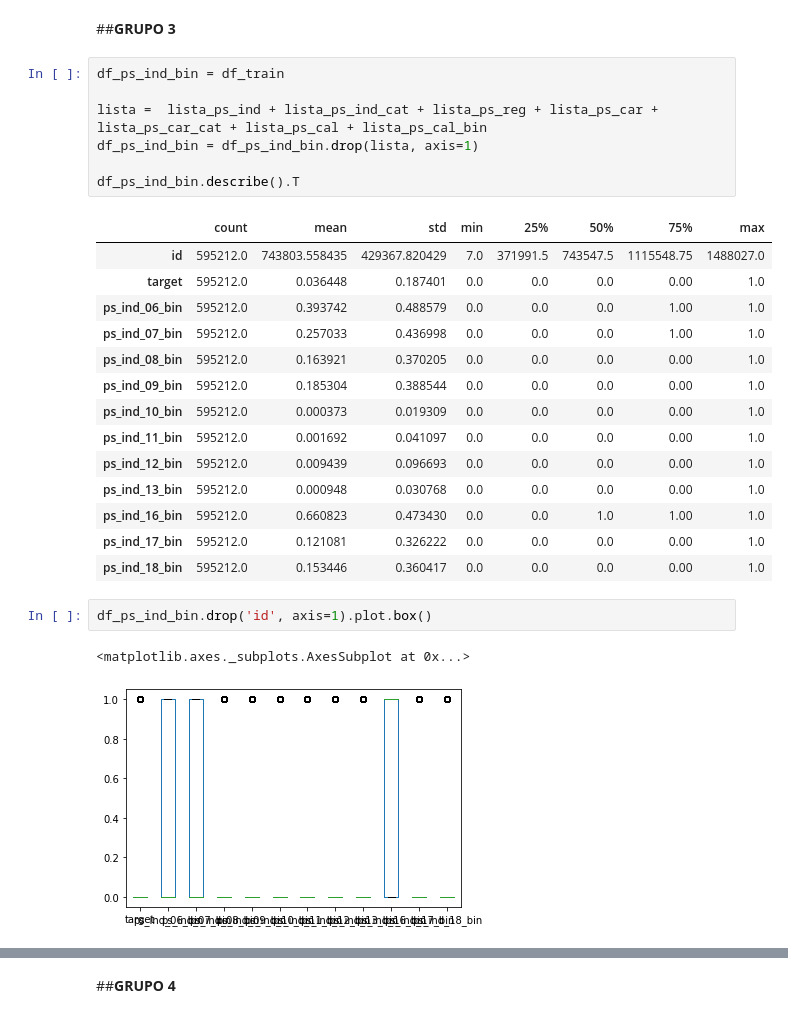
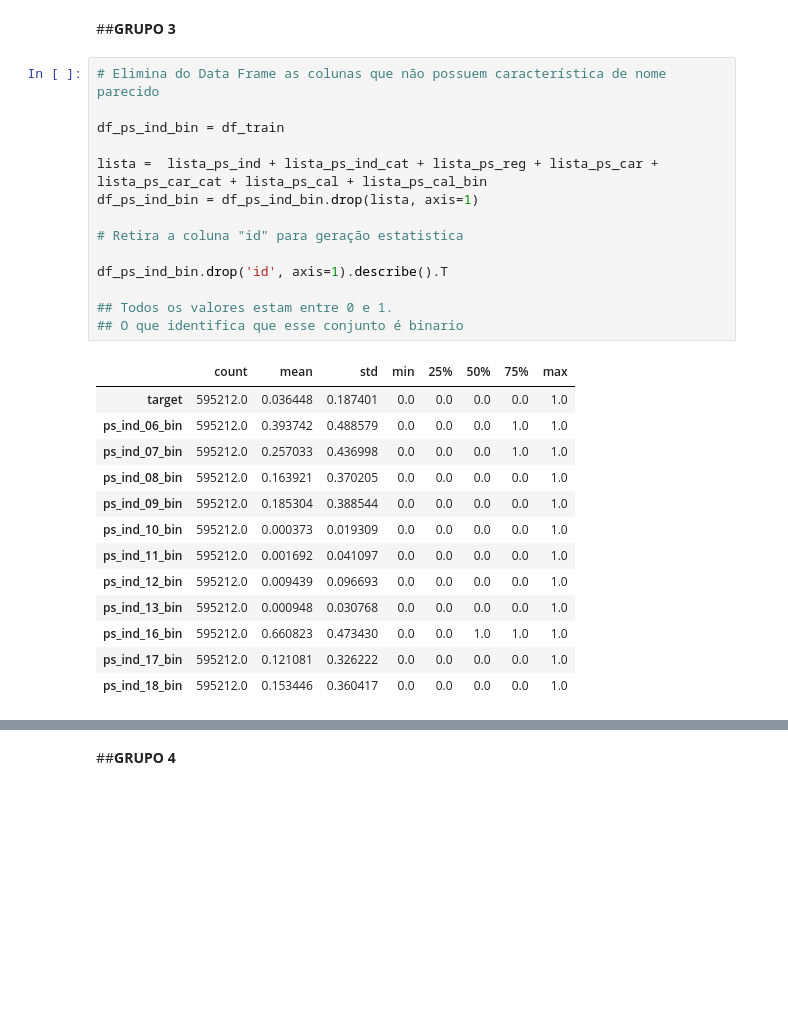
Before and after one commit to melcduarte/projeto_MDD, a Jupyter notebook: 99 - RASCUNHO/Z_Proj_PortoSeguro.ipynb, the cells around one changed output, grey strips where cells are left out. Cells and saved outputs as stored; diff of their text form; blank space fills up the shorter version.

```diff
--- a/99 - RASCUNHO/Z_Proj_PortoSeguro.ipynb
+++ b/99 - RASCUNHO/Z_Proj_PortoSeguro.ipynb
@@ -203,31 +266,32 @@ df_ps_ind_cat.drop('id', axis=1).plot.box()
 # %% [markdown]
 ##**GRUPO 3**
 # %%
+# Elimina do Data Frame as colunas que não possuem característica de nome parecido
+
 df_ps_ind_bin = df_train
 
 lista =  lista_ps_ind + lista_ps_ind_cat + lista_ps_reg + lista_ps_car + lista_ps_car_cat + lista_ps_cal + lista_ps_cal_bin
 df_ps_ind_bin = df_ps_ind_bin.drop(lista, axis=1)
 
-df_ps_ind_bin.describe().T
+# Retira a coluna "id" para geração estatistica
+
+df_ps_ind_bin.drop('id', axis=1).describe().T
+
+## Todos os valores estam entre 0 e 1.
+## O que identifica que esse conjunto é binario
 # %% [output]
 |  | count | mean | std | min | 25% | 50% | 75% | max |
-| id | 595212.0 | 743803.558435 | 429367.820429 | 7.0 | 371991.5 | 743547.5 | 1115548.75 | 1488027.0 |
-| target | 595212.0 | 0.036448 | 0.187401 | 0.0 | 0.0 | 0.0 | 0.00 | 1.0 |
-| ps_ind_06_bin | 595212.0 | 0.393742 | 0.488579 | 0.0 | 0.0 | 0.0 | 1.00 | 1.0 |
-| ps_ind_07_bin | 595212.0 | 0.257033 | 0.436998 | 0.0 | 0.0 | 0.0 | 1.00 | 1.0 |
-| ps_ind_08_bin | 595212.0 | 0.163921 | 0.370205 | 0.0 | 0.0 | 0.0 | 0.00 | 1.0 |
-| ps_ind_09_bin | 595212.0 | 0.185304 | 0.388544 | 0.0 | 0.0 | 0.0 | 0.00 | 1.0 |
-| ps_ind_10_bin | 595212.0 | 0.000373 | 0.019309 | 0.0 | 0.0 | 0.0 | 0.00 | 1.0 |
-| ps_ind_11_bin | 595212.0 | 0.001692 | 0.041097 | 0.0 | 0.0 | 0.0 | 0.00 | 1.0 |
-| ps_ind_12_bin | 595212.0 | 0.009439 | 0.096693 | 0.0 | 0.0 | 0.0 | 0.00 | 1.0 |
-| ps_ind_13_bin | 595212.0 | 0.000948 | 0.030768 | 0.0 | 0.0 | 0.0 | 0.00 | 1.0 |
-| ps_ind_16_bin | 595212.0 | 0.660823 | 0.473430 | 0.0 | 0.0 | 1.0 | 1.00 | 1.0 |
-| ps_ind_17_bin | 595212.0 | 0.121081 | 0.326222 | 0.0 | 0.0 | 0.0 | 0.00 | 1.0 |
-| ps_ind_18_bin | 595212.0 | 0.153446 | 0.360417 | 0.0 | 0.0 | 0.0 | 0.00 | 1.0 |
+| target | 595212.0 | 0.036448 | 0.187401 | 0.0 | 0.0 | 0.0 | 0.0 | 1.0 |
+| ps_ind_06_bin | 595212.0 | 0.393742 | 0.488579 | 0.0 | 0.0 | 0.0 | 1.0 | 1.0 |
+| ps_ind_07_bin | 595212.0 | 0.257033 | 0.436998 | 0.0 | 0.0 | 0.0 | 1.0 | 1.0 |
+| ps_ind_08_bin | 595212.0 | 0.163921 | 0.370205 | 0.0 | 0.0 | 0.0 | 0.0 | 1.0 |
+| ps_ind_09_bin | 595212.0 | 0.185304 | 0.388544 | 0.0 | 0.0 | 0.0 | 0.0 | 1.0 |
+| ps_ind_10_bin | 595212.0 | 0.000373 | 0.019309 | 0.0 | 0.0 | 0.0 | 0.0 | 1.0 |
+| ps_ind_11_bin | 595212.0 | 0.001692 | 0.041097 | 0.0 | 0.0 | 0.0 | 0.0 | 1.0 |
+| ps_ind_12_bin | 595212.0 | 0.009439 | 0.096693 | 0.0 | 0.0 | 0.0 | 0.0 | 1.0 |
+| ps_ind_13_bin | 595212.0 | 0.000948 | 0.030768 | 0.0 | 0.0 | 0.0 | 0.0 | 1.0 |
+| ps_ind_16_bin | 595212.0 | 0.660823 | 0.473430 | 0.0 | 0.0 | 1.0 | 1.0 | 1.0 |
+| ps_ind_17_bin | 595212.0 | 0.121081 | 0.326222 | 0.0 | 0.0 | 0.0 | 0.0 | 1.0 |
+| ps_ind_18_bin | 595212.0 | 0.153446 | 0.360417 | 0.0 | 0.0 | 0.0 | 0.0 | 1.0 |
-# %%
-df_ps_ind_bin.drop('id', axis=1).plot.box()
-# %% [output]
-<matplotlib.axes._subplots.AxesSubplot at 0x...>
-[figure, removed]
 # %%
 # Grupo 3: Index(['id', 'target', 'ps_ind_06_bin', 'ps_ind_07_bin', 'ps_ind_08_bin', 'ps_ind_09_bin',
```
Also changed, not shown: parts of 15 cells of this notebook.
